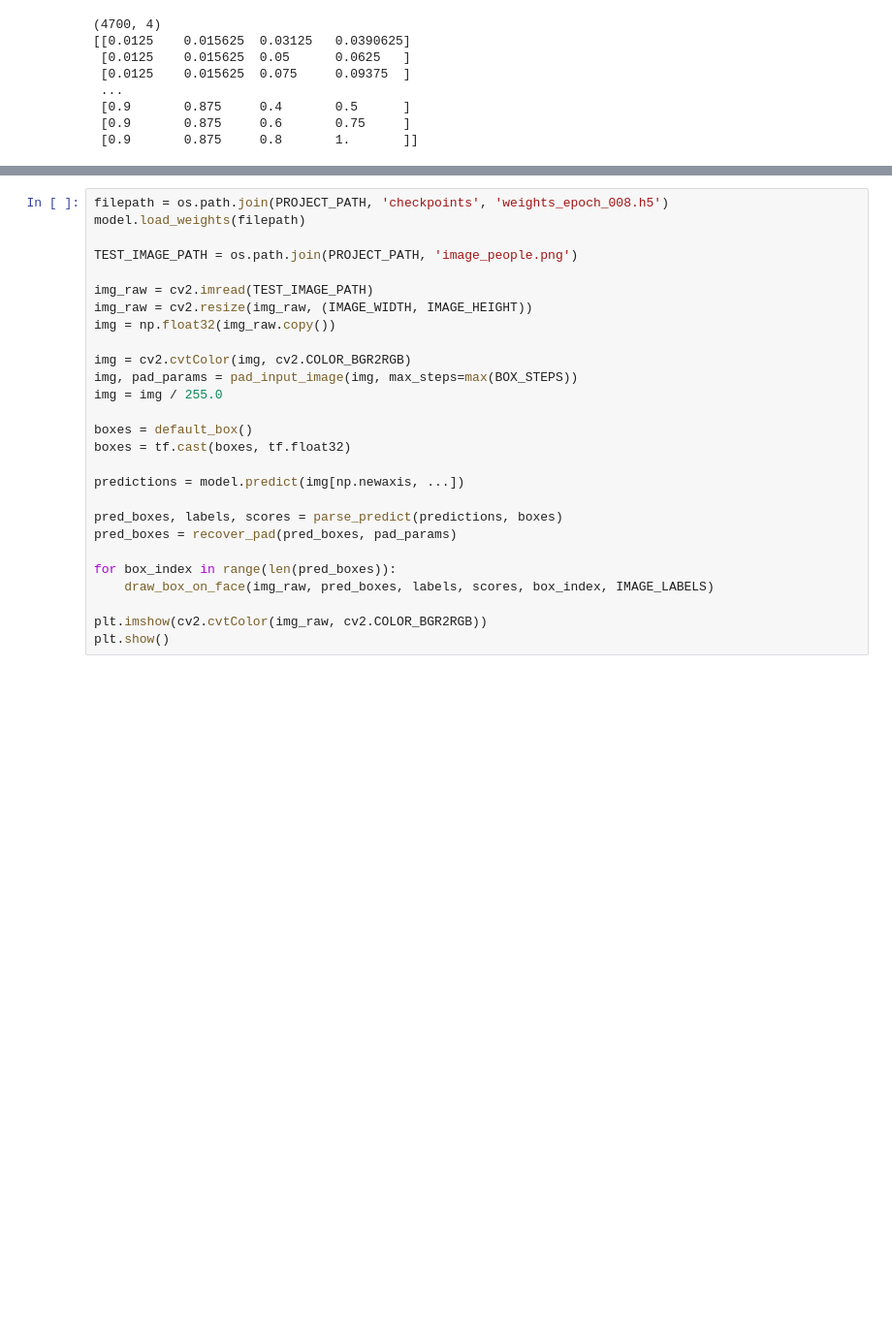
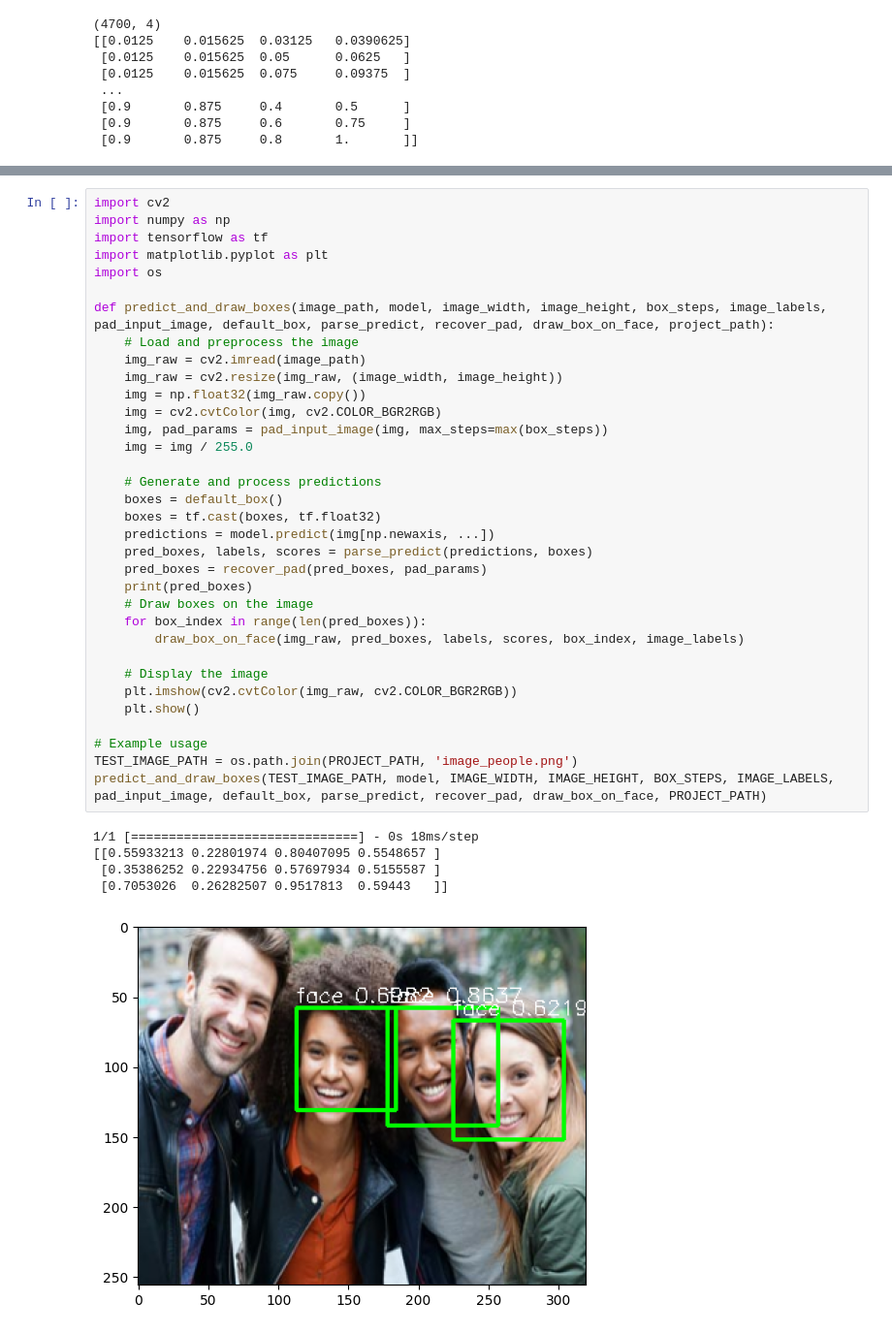
Before and after one commit to dudnjsckrgo/aiffel_quest, a Jupyter notebook: GoingDeeper(CV)_RS7_07/proj.ipynb, the cells around one changed output, grey strips where cells are left out. Shown at 97% size. Cells and saved outputs as stored; diff of their text form; blank space fills up the shorter version.

```diff
--- a/GoingDeeper(CV)_RS7_07/proj.ipynb
+++ b/GoingDeeper(CV)_RS7_07/proj.ipynb
@@ -983,27 +1150,40 @@ print('슝=3')
 # %%
-filepath = os.path.join(PROJECT_PATH, 'checkpoints', 'weights_epoch_008.h5')
-model.load_weights(filepath)
+import cv2
+import numpy as np
+import tensorflow as tf
+import matplotlib.pyplot as plt
+import os
 
+def predict_and_draw_boxes(image_path, model, image_width, image_height, box_steps, image_labels, pad_input_image, default_box, parse_predict, recover_pad, draw_box_on_face, project_path):
+    # Load and preprocess the image
+    img_raw = cv2.imread(image_path)
+    img_raw = cv2.resize(img_raw, (image_width, image_height))
+    img = np.float32(img_raw.copy())
+    img = cv2.cvtColor(img, cv2.COLOR_BGR2RGB)
+    img, pad_params = pad_input_image(img, max_steps=max(box_steps))
+    img = img / 255.0
+
+    # Generate and process predictions
+    boxes = default_box()
+    boxes = tf.cast(boxes, tf.float32)
+    predictions = model.predict(img[np.newaxis, ...])
+    pred_boxes, labels, scores = parse_predict(predictions, boxes)
+    pred_boxes = recover_pad(pred_boxes, pad_params)
+    print(pred_boxes)
+    # Draw boxes on the image
+    for box_index in range(len(pred_boxes)):
+        draw_box_on_face(img_raw, pred_boxes, labels, scores, box_index, image_labels)
+
+    # Display the image
+    plt.imshow(cv2.cvtColor(img_raw, cv2.COLOR_BGR2RGB))
+    plt.show()
+
+# Example usage
 TEST_IMAGE_PATH = os.path.join(PROJECT_PATH, 'image_people.png')
-
-img_raw = cv2.imread(TEST_IMAGE_PATH)
-img_raw = cv2.resize(img_raw, (IMAGE_WIDTH, IMAGE_HEIGHT))
-img = np.float32(img_raw.copy())
-
-img = cv2.cvtColor(img, cv2.COLOR_BGR2RGB)
-img, pad_params = pad_input_image(img, max_steps=max(BOX_STEPS))
-img = img / 255.0
-
-boxes = default_box()
-boxes = tf.cast(boxes, tf.float32)
-
-predictions = model.predict(img[np.newaxis, ...])
-
-pred_boxes, labels, scores = parse_predict(predictions, boxes)
-pred_boxes = recover_pad(pred_boxes, pad_params)
-
-for box_index in range(len(pred_boxes)):
-    draw_box_on_face(img_raw, pred_boxes, labels, scores, box_index, IMAGE_LABELS)
-
-plt.imshow(cv2.cvtColor(img_raw, cv2.COLOR_BGR2RGB))
-plt.show()
+predict_and_draw_boxes(TEST_IMAGE_PATH, model, IMAGE_WIDTH, IMAGE_HEIGHT, BOX_STEPS, IMAGE_LABELS, pad_input_image, default_box, parse_predict, recover_pad, draw_box_on_face, PROJECT_PATH)
+# %% [output]
+1/1 [==============================] - 0s 18ms/step
+[[0.55933213 0.22801974 0.80407095 0.5548657 ]
+ [0.35386252 0.22934756 0.57697934 0.5155587 ]
+ [0.7053026  0.26282507 0.9517813  0.59443   ]]
+[figure, added]
```
Also changed, not shown: parts of 61 cells of this notebook, 3 other files.
